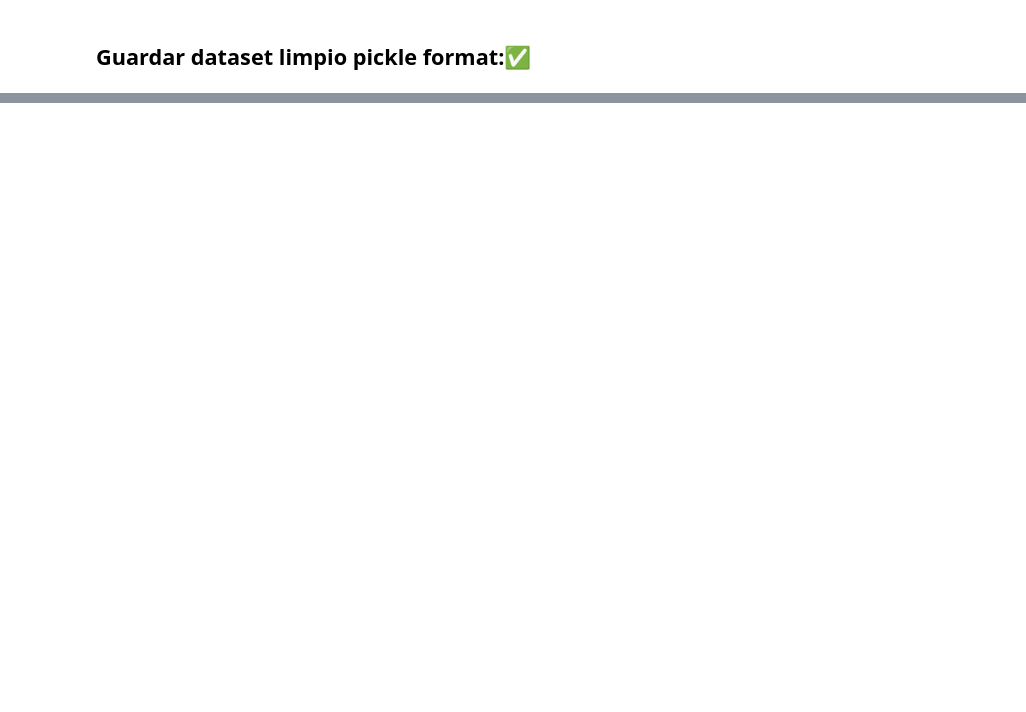
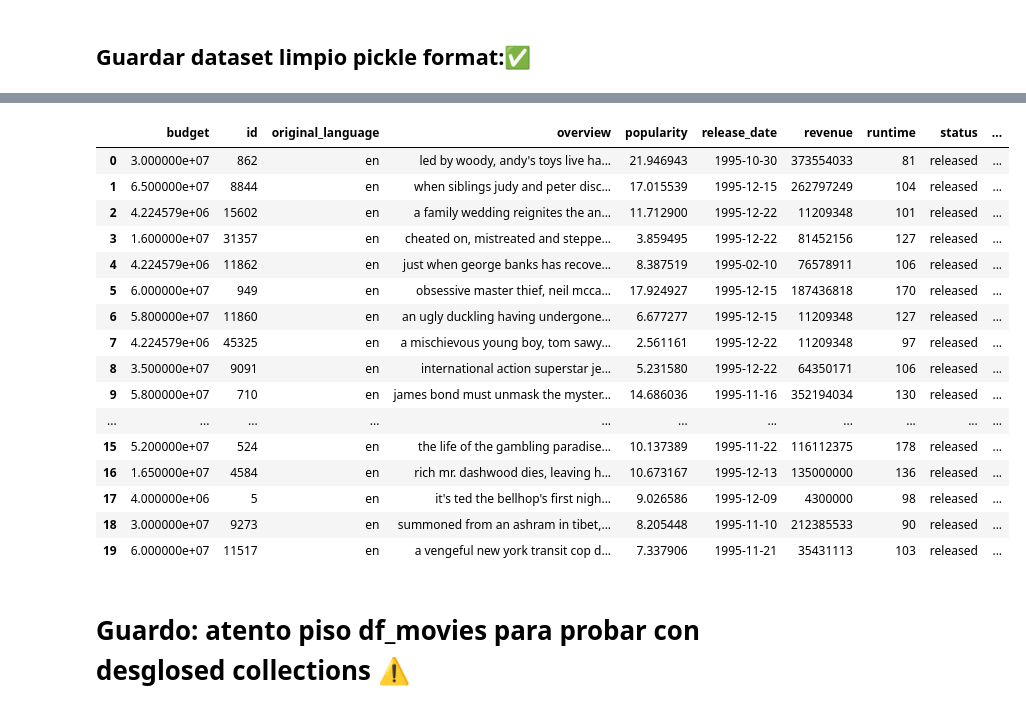
Before and after one commit to Lucaramallo/PI1_MLOps_Sistema_de_Recomendacion_Movies_ML, a Jupyter notebook: ETLs/ETL Movies/1_ETL_Movies_limpieza.ipynb, the cells around one changed output, grey strips where cells are left out. Saved outputs shown, nothing was run; the diff lists cells and outputs as text; code cells hidden in the pictures; blank space fills up the shorter version.

```diff
--- a/ETLs/ETL Movies/1_ETL_Movies_limpieza.ipynb
+++ b/ETLs/ETL Movies/1_ETL_Movies_limpieza.ipynb
@@ -1097,0 +1206,4 @@ None
+# %%
+
+# Ajustar la configuración de visualización para mostrar todas las columnas sin truncamiento
+pd.set_option('display.max_columns', None)
@@ -1097,0 +1230,20 @@ None
+# %%
+df_movies.head(20)
+# %% [output]
+|  | budget | id | original_language | overview | popularity | release_date | revenue | runtime | status | ... |
+| 0 | 3.000000e+07 | 862 | en | led by woody, andy's toys live ha... | 21.946943 | 1995-10-30 | 373554033 | 81 | released | ... |
+| 1 | 6.500000e+07 | 8844 | en | when siblings judy and peter disc... | 17.015539 | 1995-12-15 | 262797249 | 104 | released | ... |
+| 2 | 4.224579e+06 | 15602 | en | a family wedding reignites the an... | 11.712900 | 1995-12-22 | 11209348 | 101 | released | ... |
+| 3 | 1.600000e+07 | 31357 | en | cheated on, mistreated and steppe... | 3.859495 | 1995-12-22 | 81452156 | 127 | released | ... |
+| 4 | 4.224579e+06 | 11862 | en | just when george banks has recove... | 8.387519 | 1995-02-10 | 76578911 | 106 | released | ... |
+| 5 | 6.000000e+07 | 949 | en | obsessive master thief, neil mcca... | 17.924927 | 1995-12-15 | 187436818 | 170 | released | ... |
+| 6 | 5.800000e+07 | 11860 | en | an ugly duckling having undergone... | 6.677277 | 1995-12-15 | 11209348 | 127 | released | ... |
+| 7 | 4.224579e+06 | 45325 | en | a mischievous young boy, tom sawy... | 2.561161 | 1995-12-22 | 11209348 | 97 | released | ... |
+| 8 | 3.500000e+07 | 9091 | en | international action superstar je... | 5.231580 | 1995-12-22 | 64350171 | 106 | released | ... |
+| 9 | 5.800000e+07 | 710 | en | james bond must unmask the myster... | 14.686036 | 1995-11-16 | 352194034 | 130 | released | ... |
+| ... | ... | ... | ... | ... | ... | ... | ... | ... | ... | ... |
+| 15 | 5.200000e+07 | 524 | en | the life of the gambling paradise... | 10.137389 | 1995-11-22 | 116112375 | 178 | released | ... |
+| 16 | 1.650000e+07 | 4584 | en | rich mr. dashwood dies, leaving h... | 10.673167 | 1995-12-13 | 135000000 | 136 | released | ... |
+| 17 | 4.000000e+06 | 5 | en | it's ted the bellhop's first nigh... | 9.026586 | 1995-12-09 | 4300000 | 98 | released | ... |
+| 18 | 3.000000e+07 | 9273 | en | summoned from an ashram in tibet,... | 8.205448 | 1995-11-10 | 212385533 | 90 | released | ... |
+| 19 | 6.000000e+07 | 11517 | en | a vengeful new york transit cop d... | 7.337906 | 1995-11-21 | 35431113 | 103 | released | ... |
@@ -1097,0 +1252,2 @@ None
+# %% [markdown]
+# Guardo: atento piso df_movies para probar con desglosed collections ⚠
```
Also changed, not shown: parts of 45 cells of this notebook, 9 other files.
